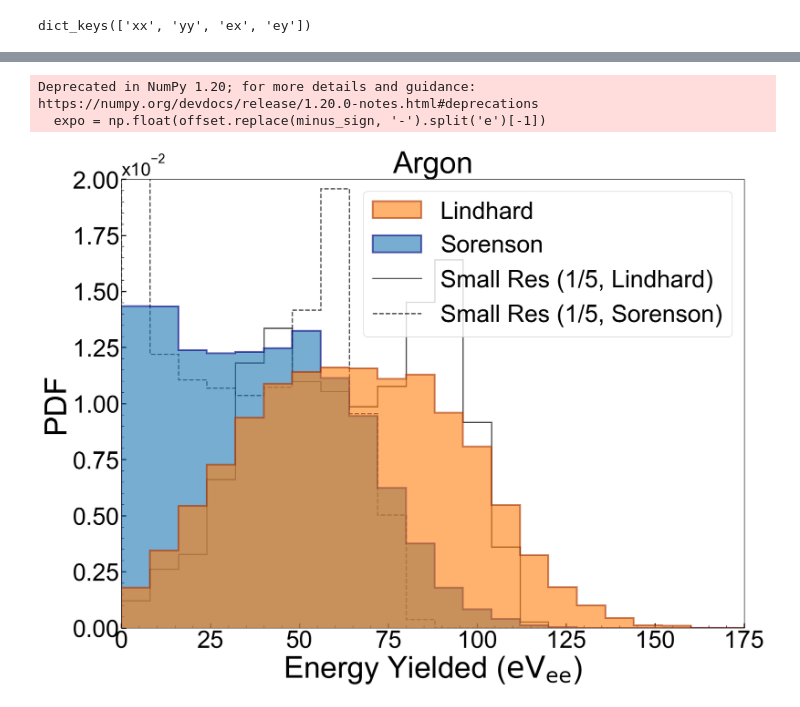
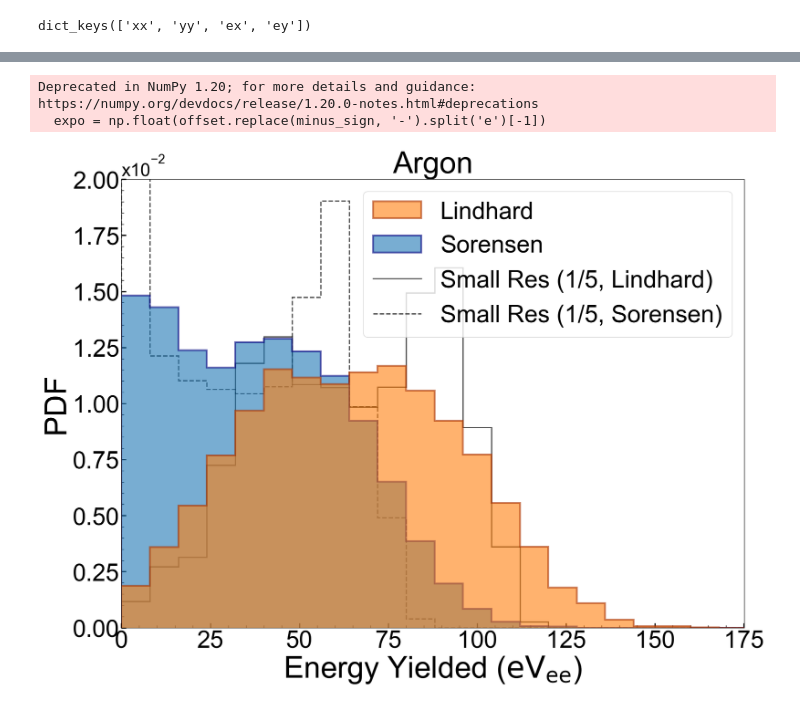
Before and after one commit to villano-lab/nrCascadeSim, a Jupyter notebook: example-usecase/Yields_and_Resolutions_Si.ipynb, the cells around one changed output, grey strips where cells are left out. Cells and saved outputs as stored; diff of their text form; code cells hidden in the pictures.

```diff
--- a/example-usecase/Yields_and_Resolutions_Si.ipynb
+++ b/example-usecase/Yields_and_Resolutions_Si.ipynb
@@ -358,23 +278,28 @@ Deprecated in NumPy 1.20; for more details and guidance: https://numpy.org/devdo
 #Select a file.
 Arfile = './data/Arfile.root'
 
-#Apply yields and resolutions and format to display as histogram later.
-real_Lind = np.ndarray.flatten(np.asarray(h(Arfile,model='Lindhard',seed=seed)[0]))
-real_Sor = np.ndarray.flatten(np.asarray(h(Arfile,model='Sorenson',seed=seed)[0]))
-
 #You can change the scalefactor to alter the width of the resolution.
 #The number multiplies the width of the Gaussian,
 #So a higher number will mean the resolution has more of an effect on the data.
 resolution_scale = 0.2
-#This time, apply a (non-one) scale factor to the resolution models.
-small_Lind = np.ndarray.flatten(np.asarray(h(Arfile,model='Lindhard',scalefactor=resolution_scale,seed=seed)[0]))
-small_Sor = np.ndarray.flatten(np.asarray(h(Arfile,model='Sorenson',scalefactor=resolution_scale,seed=seed)[0]))
+#Apply yields and resolutions and format to display as histogram later.
+try:
+    real_Lind = [float(line[:-1]) for line in open('./data/Ar_real_Lind_s0.txt','r').readlines()]
+    real_Sor = [float(line[:-1]) for line in open('./data/Ar_real_Sor_s0.txt','r').readlines()]
+    small_Lind = [float(line[:-1]) for line in open('./data/Ar_small_Lind_s0.txt','r').readlines()]
+    small_Sor = [float(line[:-1]) for line in open('./data/Ar_small_Sor_s0.txt','r').readlines()]
+except FileNotFoundError:
+    real_Lind = np.ndarray.flatten(np.asarray(h(Arfile,model='Lindhard',seed=seed)[0]))
+    real_Sor = np.ndarray.flatten(np.asarray(h(Arfile,model='Sorensen',seed=seed)[0]))
+    #This time, apply a (non-one) scale factor to the resolution models.
+    small_Lind = np.ndarray.flatten(np.asarray(h(Arfile,model='Lindhard',scalefactor=resolution_scale,seed=seed)[0]))
+    small_Sor = np.ndarray.flatten(np.asarray(h(Arfile,model='Sorensen',scalefactor=resolution_scale,seed=seed)[0]))
 
 #Remove sub-zero energy readings (see explanation below graph)
-real_Lind = real_Lind[real_Lind >= 0]
-real_Sor = real_Sor[real_Sor >= 0]
-small_Lind = small_Lind[small_Lind >= 0]
-small_Sor = small_Sor[small_Sor >= 0]
+real_Lind = [x for x in real_Lind if x >= 0]
+real_Sor = [x for x in real_Sor if x >= 0]
+small_Lind = [x for x in small_Lind if x >= 0]
+small_Sor = [x for x in small_Sor if x >= 0]
 
 #Define a function for formatting the y-axis ticks with scientific notation.
 #From https://stackoverflow.com/questions/31517156/adjust-exponent-text-after-setting-scientific-limits-on-matplotlib-axis
@@ -468,38 +353,38 @@ fig, ax = plt.subplots(figsize=(16,12))
 binsize = 8 #bin width in eVee
 bins = np.arange(0,620,binsize)
 
 #Plot data
 plt.hist(small_Lind,alpha=0.7,label='Small Res (1/5, Lindhard)',histtype='step',edgecolor='black',density='True',linewidth=2,bins=bins)
-plt.hist(small_Sor,alpha=0.7,label='Small Res (1/5, Sorenson)',histtype='step',edgecolor='black',linestyle='--',density='True',linewidth=2,bins=bins)
-plt.hist(real_Sor,alpha=0.6,label='Sorenson',histtype='step',fill=True,density='True',bins=bins,linewidth=3,edgecolor='navy',color='C0')
+plt.hist(small_Sor,alpha=0.7,label='Small Res (1/5, Sorensen)',histtype='step',edgecolor='black',linestyle='--',density='True',linewidth=2,bins=bins)
+plt.hist(real_Sor,alpha=0.6,label='Sorensen',histtype='step',fill=True,density='True',bins=bins,linewidth=3,edgecolor='navy',color='C0')
 plt.hist(real_Lind,alpha=0.6,label='Lindhard',histtype='step',fill=True,density='True',bins=bins,linewidth=3,edgecolor='#a30',color='C1')
 
 #Label Axes
 plt.xlabel(r"Energy Yielded ($\mathrm{eV}_{\mathrm{ee}}$)",fontsize=50)
 plt.ylabel("PDF",fontsize=50)#Counts/(total counts * bin width)")
 
 #Format axis ticks
 ax = format_exponent(ax, axis='y')
 ax.tick_params(axis='both',which='major',labelsize=40)
 
 #Define plotting region
 plt.xlim([0,175])
 plt.ylim([6e-13,2e-2]) #Make corner less awkward. Smallest starting value that will make the extra 0 go away
 
 #Legend Formatting
 LindPatch = mpatch.Patch(facecolor='C1',edgecolor='#a30',linewidth=3,label='Lindhard',alpha=0.6)
-SorPatch = mpatch.Patch(facecolor='C0',edgecolor='navy',linewidth=3,label='Sorenson',alpha=0.6)
+SorPatch = mpatch.Patch(facecolor='C0',edgecolor='navy',linewidth=3,label='Sorensen',alpha=0.6)
 LindLine = Line2D([0],[0],alpha=0.7,color='black',label='Small Res (1/5, Lindhard)')
-SorLine = Line2D([0],[0],linestyle='--',alpha=0.7,color='black',label='Small Res (1/5, Sorenson)')
+SorLine = Line2D([0],[0],linestyle='--',alpha=0.7,color='black',label='Small Res (1/5, Sorensen)')
 
 #Display everything
 plt.legend(handles=[LindPatch,SorPatch,LindLine,SorLine],fontsize=40)
 plt.title('Argon',fontsize=50)
 plt.show()
 # %% [output]
 Deprecated in NumPy 1.20; for more details and guidance: https://numpy.org/devdocs/release/1.20.0-notes.html#deprecations
   expo = np.float(offset.replace(minus_sign, '-').split('e')[-1])
-[figure, old version]
+[figure, new version]
 # %%
 #Build stuff!
 
```
Also changed, not shown: parts of 10 cells of this notebook, 20 other files.
